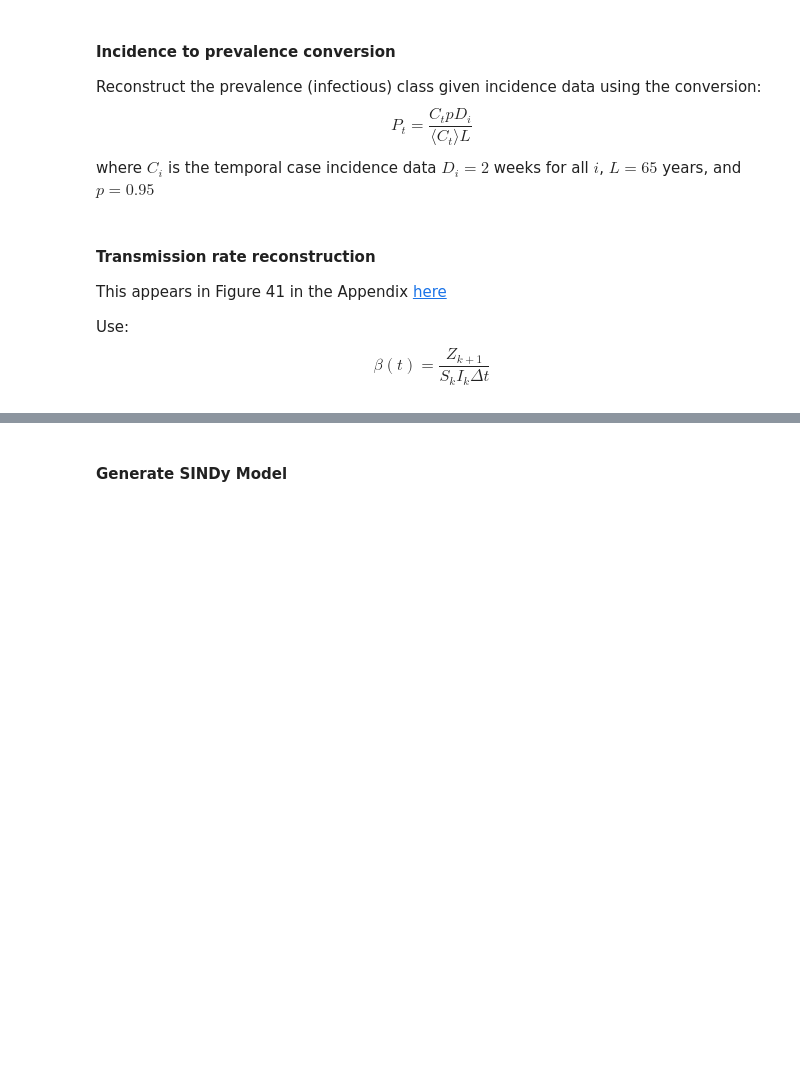
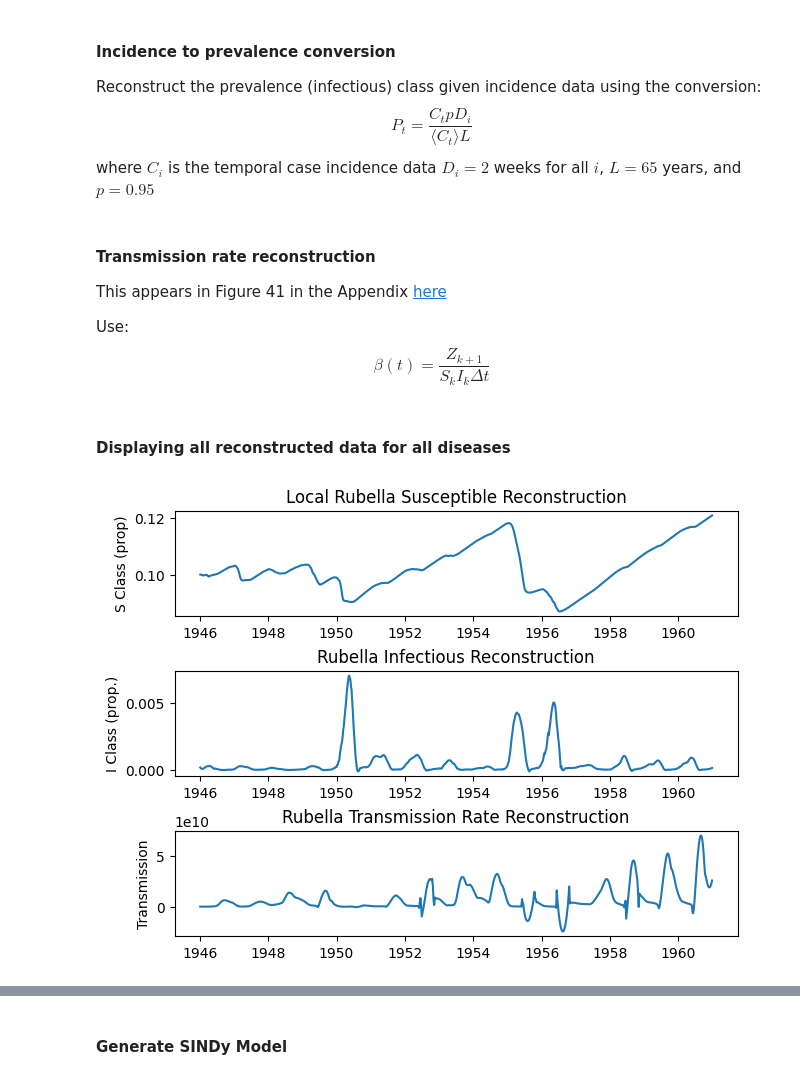
Before and after one commit to rdcarini/AMATH575, a Jupyter notebook: sindy_sandbox.ipynb, the cells around one changed output, grey strips where cells are left out. Saved outputs shown, nothing was run; the diff lists cells and outputs as text; code cells hidden in the pictures; blank space fills up the shorter version.

```diff
--- a/sindy_sandbox.ipynb
+++ b/sindy_sandbox.ipynb
@@ -1544,3 +1481,9 @@ def transmission_rate_reconstruction(disease = "rubella", plt_results=False):
         plt.show()
 
     return susceptible, infectious, beta
+# %% [markdown]
+#### Displaying all reconstructed data for all diseases
+# %%
+_, _, beta_rubella = transmission_rate_reconstruction("rubella", True)
+# %% [output]
+[figure, added]
```
Also changed, not shown: parts of 19 cells of this notebook.
